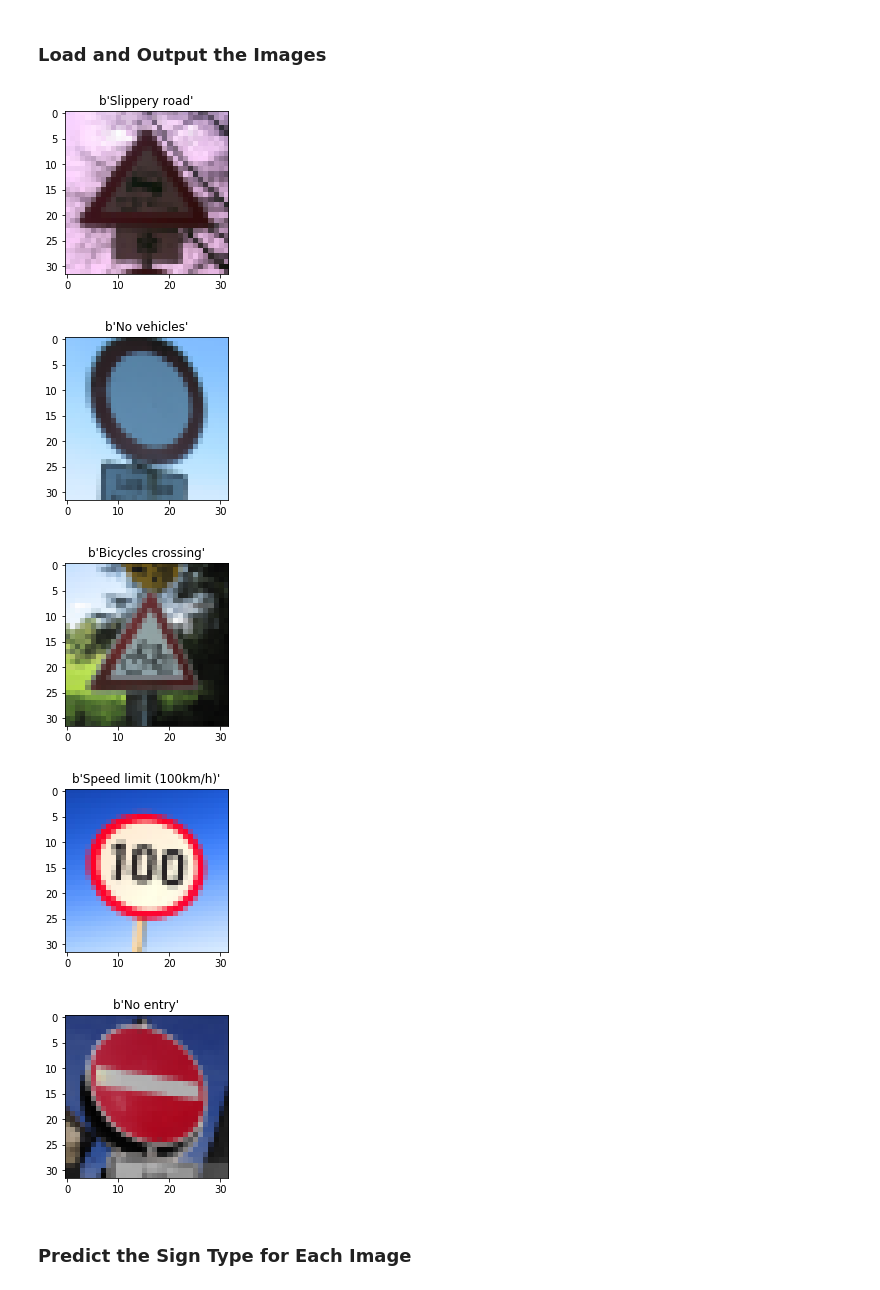
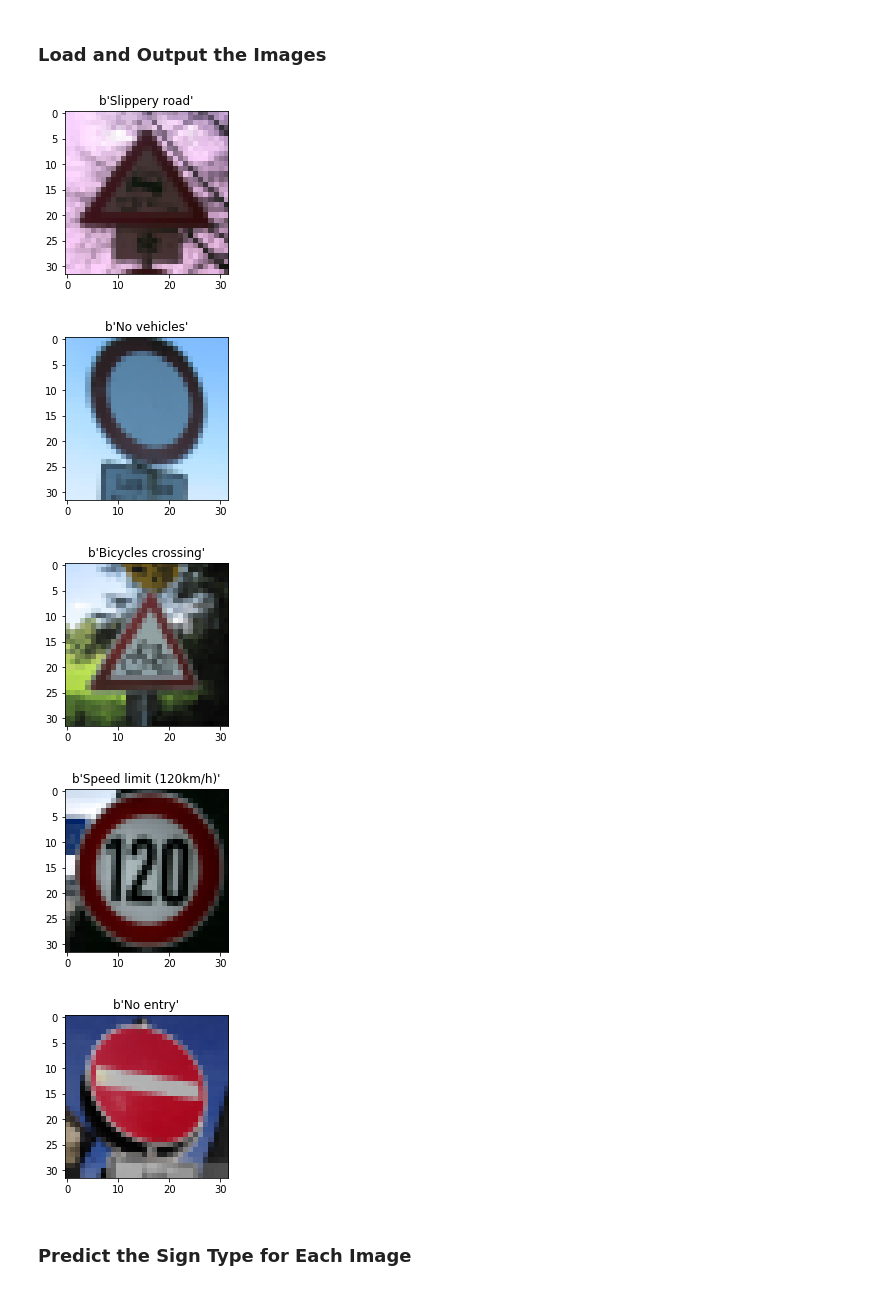
Before and after one commit to wildhemp/CarND-Traffic-Sign-Classifier-Project, a Jupyter notebook: Traffic_Sign_Classifier.ipynb, the cells around one changed output. Cells and saved outputs as stored; diff of their text form; code cells hidden in the pictures.

Commit message:
Fixed images

```diff
--- a/Traffic_Sign_Classifier.ipynb
+++ b/Traffic_Sign_Classifier.ipynb
@@ -508,31 +508,31 @@ Test Accuracy = 0.9740
 # %%
 ### Load the images and plot them here.
 ### Feel free to use as many code cells as needed.
 import os
 import matplotlib.image as mpimg
 
 sign_names = dict(np.genfromtxt('signnames.csv', delimiter=',', dtype=None, skip_header=1))
 
 images = []
 for f in sorted(os.listdir('./web_data')):
     image = cv2.imread('./web_data/' + f)
     image = cv2.resize(image, (32, 32), interpolation = cv2.INTER_AREA)
     image = np.array(image)
     image = cv2.cvtColor(image, cv2.COLOR_BGR2RGB)
     images.append(image)
 
-labels = [23, 15, 29, 7, 17]
+labels = [23, 15, 29, 8, 17]
 X_web_orig = np.array(images)
 y_web_orig = np.array(labels)
 for i, img in enumerate(X_web_orig):
     plt.figure(figsize=(3, 3))
     plt.imshow(X_web_orig[i])
     plt.title(sign_names[y_web_orig[i]])
 # %% [output]
 [figure]
 [figure]
 [figure]
-[figure, old version]
+[figure, new version]
 [figure]
 # %% [markdown]
 ### Predict the Sign Type for Each Image
```
Also changed, not shown: parts of 2 cells of this notebook, 1 other file.
